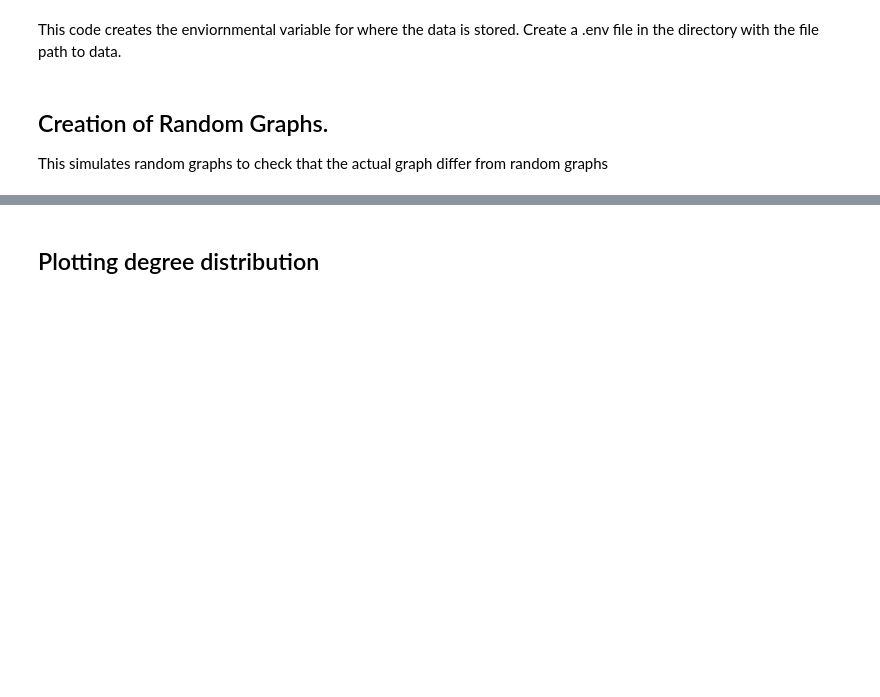
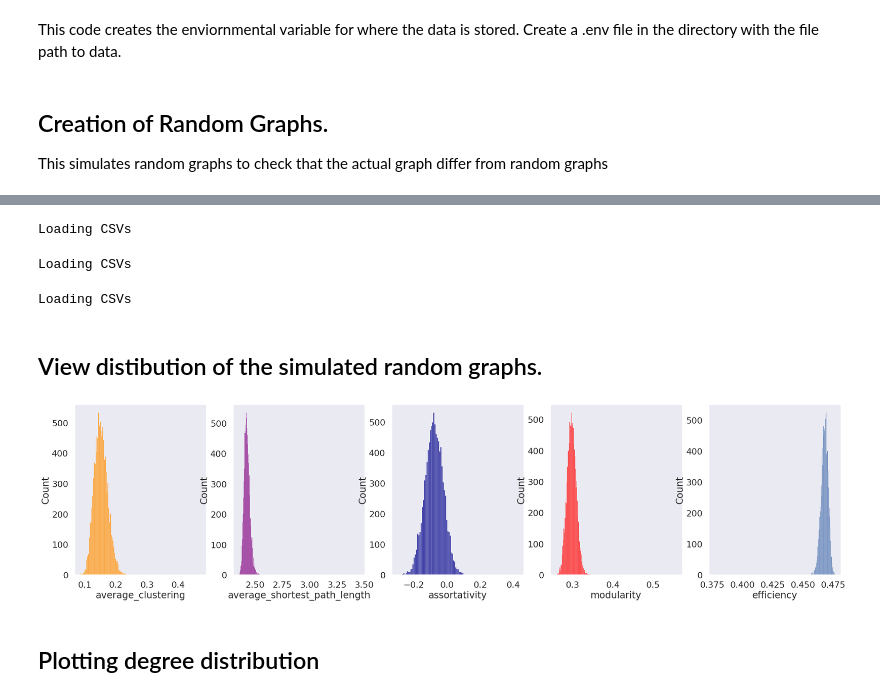
Before and after one commit to WMDA/SCN, a Jupyter notebook: scripts/work_in_progress_scripts/LGI_networks_assumptions.ipynb, the cells around one changed output, grey strips where cells are left out. Drawn from its saved outputs; the diff is of its cells as text; code cells hidden in the pictures; blank space fills up the shorter version.

Commit message:
working on the plot_network_measures function. Doesn't work in its current form

```diff
--- a/scripts/work_in_progress_scripts/LGI_networks_assumptions.ipynb
+++ b/scripts/work_in_progress_scripts/LGI_networks_assumptions.ipynb
@@ -60,3 +43,7 @@ hc_graph_threshold = hc_graph.threshold(10)
+# %%
+aan_graphs = Sfun.create_graphs(aan.iloc[:,1:69], names, centroids)
+wr_graphs = Sfun.create_graphs(wr.iloc[:,1:69], names, centroids)
+hc_graphs = Sfun.create_graphs(hc.iloc[:,1:69], names, centroids)
 # %% [markdown]
 ## Creation of Random Graphs.
 
@@ -93,3 +51,21 @@ random_graph_measures_hc.head()
+# %%
+brain_bundle_aan = Sfun.permutations(aan_graphs['graph_threshold'], data, name='AAN_LGI', perms=10000)
+# %% [output]
+Loading CSVs
+# %%
+brain_bundle_wr = Sfun.permutations(wr_graphs['graph_threshold'], data, name='WR_LGI', perms=10000)
+# %% [output]
+Loading CSVs
+# %%
+brain_bundle_hc = Sfun.permutations(hc_graphs['graph_threshold'], data, name='HC_LGI', perms=10000)
+# %% [output]
+Loading CSVs
+# %% [markdown]
+## View distibution of the simulated random graphs.
+# %%
+Pfun.distro_plots(brain_bundle_aan['global_measures'])
+# %% [output]
+[figure, added]
 # %% [markdown]
 ## Plotting degree distribution
 # %%
```
Also changed, not shown: parts of 24 cells of this notebook, 2 other files.
